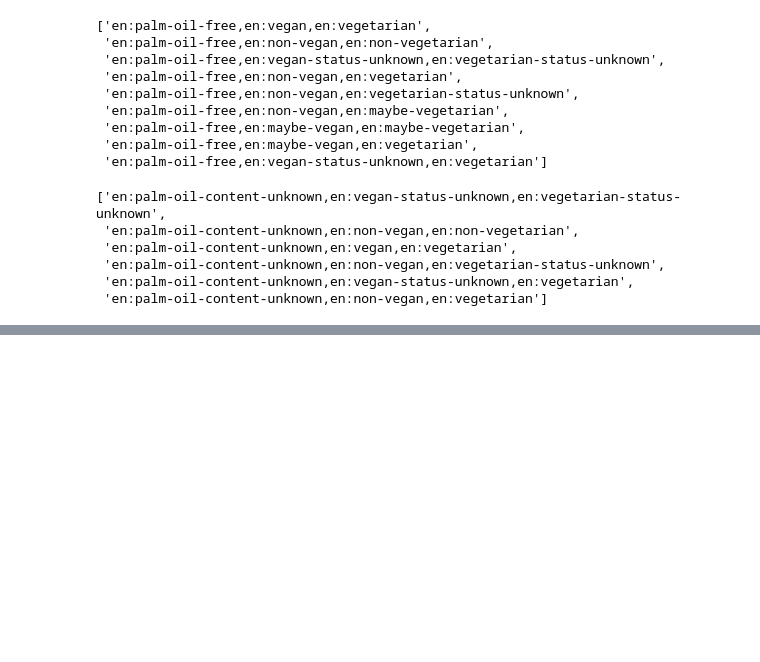
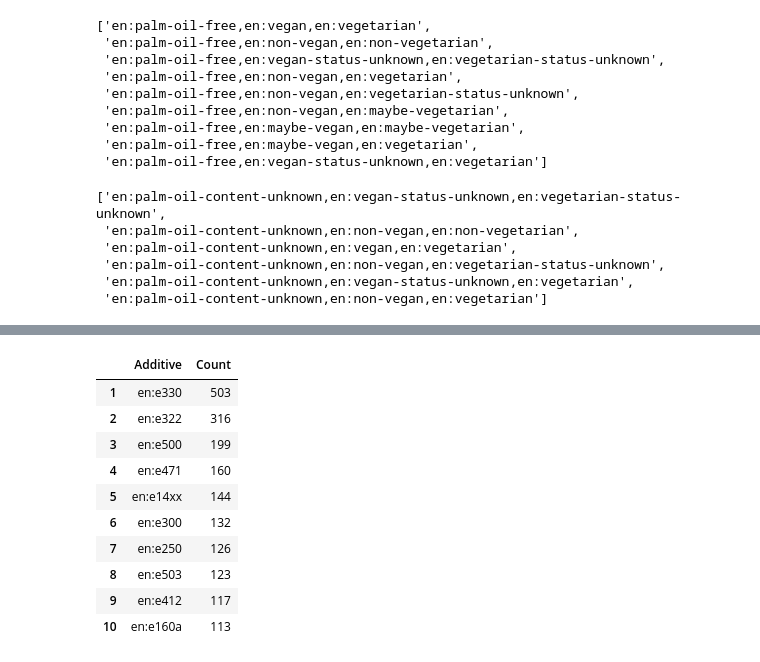
Before and after one commit to KacperWalkusz/Project-Healthy-Food-Analysis, a Jupyter notebook: Healthy food analysis.ipynb, the cells around one changed output, grey strips where cells are left out. Cells and saved outputs as stored; diff of their text form; code cells hidden in the pictures; blank space fills up the shorter version.

```diff
--- a/Healthy food analysis.ipynb
+++ b/Healthy food analysis.ipynb
@@ -338,0 +382,19 @@ PL_category_stores_unknown_palm_oil['ingredients_analysis_tags'].unique().tolist
+# %%
+additives_count_df = additives_count_df[additives_count_df['Count'] >= 50]
+# %%
+additives_count_df = additives_count_df.reset_index(drop=True)
+additives_count_df.index = additives_count_df.index + 1
+# %%
+additives_count_df.head(10) # top 10 additives
+# %% [output]
+|  | Additive | Count |
+| 1 | en:e330 | 503 |
+| 2 | en:e322 | 316 |
+| 3 | en:e500 | 199 |
+| 4 | en:e471 | 160 |
+| 5 | en:e14xx | 144 |
+| 6 | en:e300 | 132 |
+| 7 | en:e250 | 126 |
+| 8 | en:e503 | 123 |
+| 9 | en:e412 | 117 |
+| 10 | en:e160a | 113 |
```
Also changed, not shown: parts of 18 cells of this notebook.
